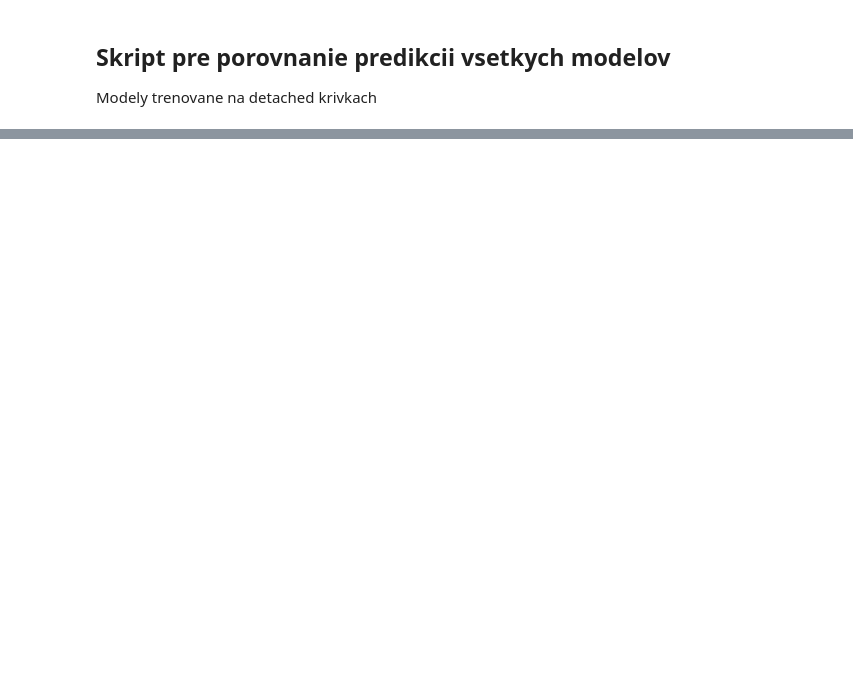
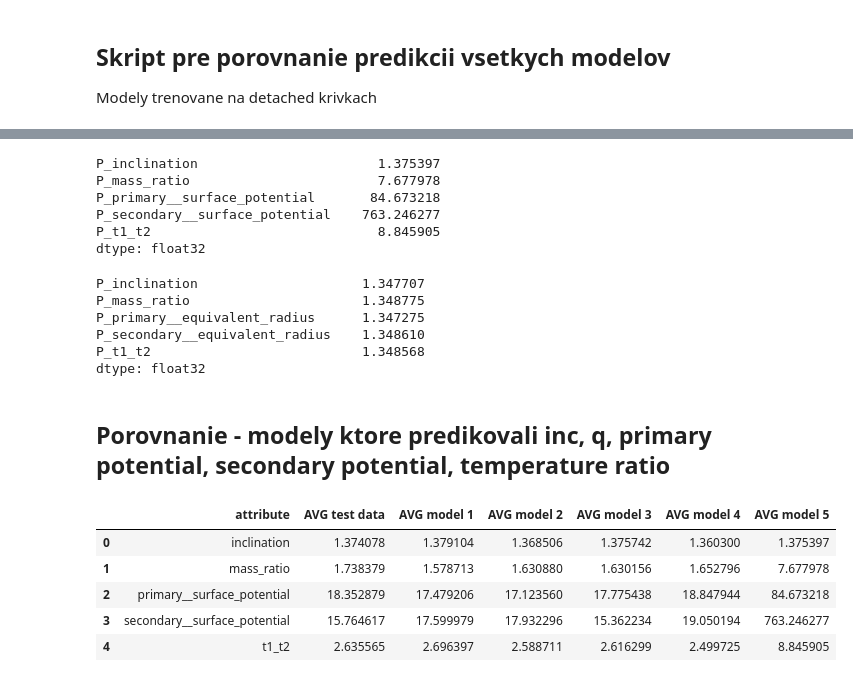
Before and after one commit to AdriNemcikova/DP, a Jupyter notebook: All_model_comparison.ipynb, the cells around one changed output, grey strips where cells are left out. Saved outputs shown, nothing was run; the diff lists cells and outputs as text; code cells hidden in the pictures; blank space fills up the shorter version.

Commit message:
add all model comparison, retrained model to predict temperature, update script to compare models trained on small batches, add models

```diff
--- a/All_model_comparison.ipynb
+++ b/All_model_comparison.ipynb
@@ -47,0 +382,80 @@ det_multi_nn = load_model("models/norm_det_multiNN_v5.hdf5")
+# %%
+
+# 5. Multi NN model - trenovany na normovanych krivkach
+## vystupom je 5 parametrov - inc, mass, prim. potential, sec. potential, temp. ratio - vystupom su normovane krivky - potrebne denormovat
+pred_model_5 = det_multi_nn_norm.predict(X_n)
+
+pred_inc_model5 = np.array([arr[0] for arr in pred_model_5])
+pred_mass_model5 = np.array([arr[1] for arr in pred_model_5])
+pred_prim_potent_model5 = np.array([arr[2] for arr in pred_model_5])
+pred_sec_potent_model5 = np.array([arr[3] for arr in pred_model_5])
+pred_temp_ratio_model5 = np.array([arr[4] for arr in pred_model_5])
+
+pred_inc_model5 = pred_inc_model5.reshape(-1,1)
+pred_mass_model5 = pred_mass_model5.reshape(-1,1)
+pred_prim_potent_model5 = pred_prim_potent_model5.reshape(-1,1)
+pred_sec_potent_model5 = pred_sec_potent_model5.reshape(-1,1)
+pred_temp_ratio_model5 = pred_temp_ratio_model5.reshape(-1,1)
+
+pred_inc_model5 = inc_model5_scaler.inverse_transform(pred_inc_model5).flatten()
+pred_mass_model5 = mass_model5_scaler.inverse_transform(pred_mass_model5).flatten()
+pred_prim_potent_model5 = prim_potent_model5_scaler.inverse_transform(pred_prim_potent_model5).flatten()
+pred_sec_potent_model5 = sec_potent_model5_scaler.inverse_transform(pred_sec_potent_model5).flatten()
+pred_temp_ratio_model5 = temp_ratio_model5_scaler.inverse_transform(pred_temp_ratio_model5).flatten()
+
+denorm_pred_model5 = pd.DataFrame()
+denorm_pred_model5['P_inclination']=pd.Series(pred_inc_model5)
+denorm_pred_model5['P_mass_ratio']=pd.Series(pred_mass_model5)
+denorm_pred_model5['P_primary__surface_potential']=pd.Series(pred_prim_potent_model5)
+denorm_pred_model5['P_secondary__surface_potential']=pd.Series(pred_sec_potent_model5)
+denorm_pred_model5['P_t1_t2']=pd.Series(pred_temp_ratio_model5)
+
+pred_mean_model5 = denorm_pred_model5.mean(axis=0)
+pred_mean_model5
+# %% [output]
+P_inclination                       1.375397
+P_mass_ratio                        7.677978
+P_primary__surface_potential       84.673218
+P_secondary__surface_potential    763.246277
+P_t1_t2                             8.845905
+dtype: float32
+# %%
+# 6. Multi NN del - trenovany na original krivkach - VYHODNOTIT SAMOSTATNE
+## vystupom je 5 parametrov - inc, mass, prim. radius, sec. radius, temp. ratio
+pred_model_6 = det_multi_radius_nn.predict(X_n)
+pred_model6_df = pd.DataFrame(pred_model_6,
+                        columns = [
+                            "P_inclination",
+                            "P_mass_ratio",
+                            "P_primary__equivalent_radius",
+                            "P_secondary__equivalent_radius",
+                            "P_t1_t2"
+                            ])
+pred_mean_model6 = pred_model6_df.mean(axis=0)
+pred_mean_model6
+# %% [output]
+P_inclination                     1.347707
+P_mass_ratio                      1.348775
+P_primary__equivalent_radius      1.347275
+P_secondary__equivalent_radius    1.348610
+P_t1_t2                           1.348568
+dtype: float32
+# %% [markdown]
+## Porovnanie - modely ktore predikovali inc, q, primary potential, secondary potential, temperature ratio
+# %%
+# porovnanie AVG skutocnych hodnot a predikovanych
+eval_pred = pd.DataFrame({'attribute': test_mean_1.index,
+            'AVG test data': test_mean_1.values,
+            'AVG model 1': pred_mean_model1.values,
+            'AVG model 2': pred_mean_model2.values,
+            'AVG model 3': pred_mean_model3.values,
+            'AVG model 4': pred_mean_model4.values,
+            'AVG model 5': pred_mean_model5.values})
+eval_pred
+# %% [output]
+|  | attribute | AVG test data | AVG model 1 | AVG model 2 | AVG model 3 | AVG model 4 | AVG model 5 |
+| 0 | inclination | 1.374078 | 1.379104 | 1.368506 | 1.375742 | 1.360300 | 1.375397 |
+| 1 | mass_ratio | 1.738379 | 1.578713 | 1.630880 | 1.630156 | 1.652796 | 7.677978 |
+| 2 | primary__surface_potential | 18.352879 | 17.479206 | 17.123560 | 17.775438 | 18.847944 | 84.673218 |
+| 3 | secondary__surface_potential | 15.764617 | 17.599979 | 17.932296 | 15.362234 | 19.050194 | 763.246277 |
+| 4 | t1_t2 | 2.635565 | 2.696397 | 2.588711 | 2.616299 | 2.499725 | 8.845905 |
```
Also changed, not shown: parts of 25 cells of this notebook, 4 other files.
